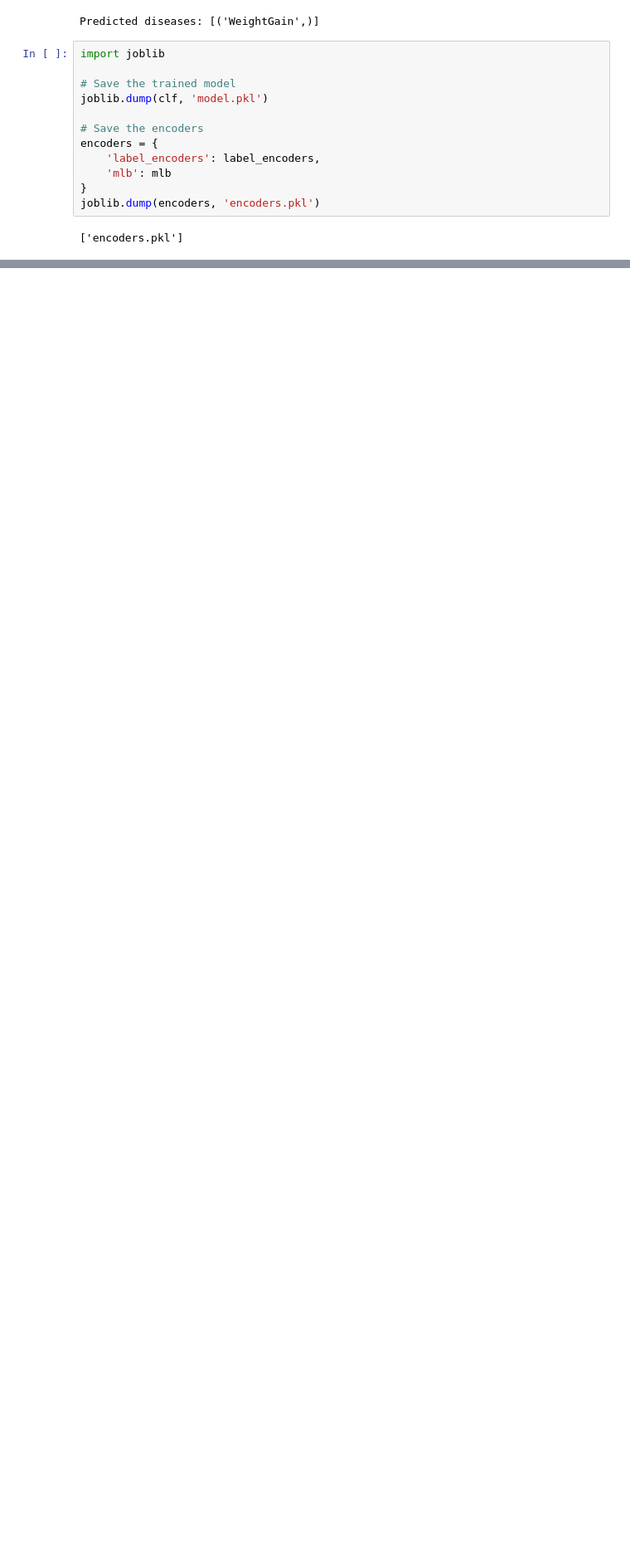
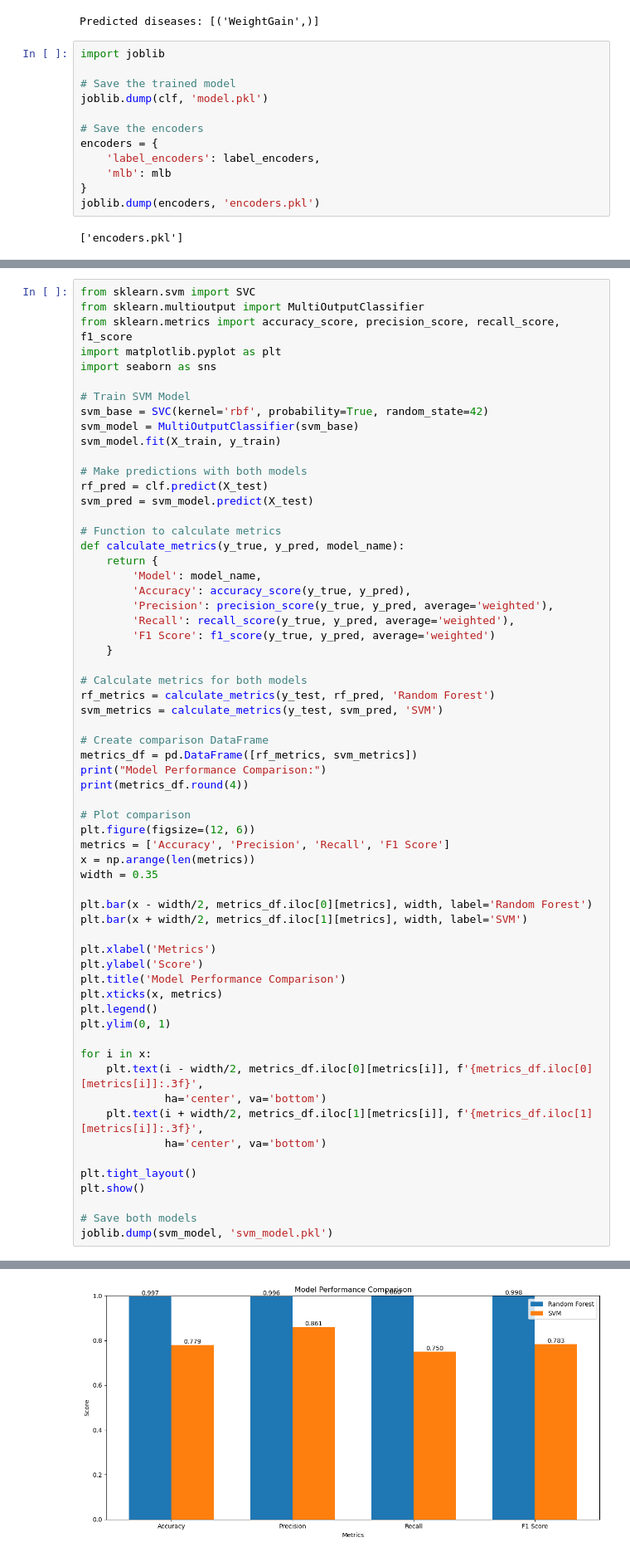
Before and after one commit to faizanarshad/DiseasePrediction, a Jupyter notebook: health_care_disease.ipynb, the cells around one changed output, grey strips where cells are left out. Shown at 83% size. Cells and saved outputs as stored; diff of their text form; blank space fills up the shorter version.

```diff
--- a/health_care_disease.ipynb
+++ b/health_care_disease.ipynb
@@ -139,0 +308,63 @@ joblib.dump(encoders, 'encoders.pkl')
+# %%
+from sklearn.svm import SVC
+from sklearn.multioutput import MultiOutputClassifier
+from sklearn.metrics import accuracy_score, precision_score, recall_score, f1_score
+import matplotlib.pyplot as plt
+import seaborn as sns
+
+# Train SVM Model
+svm_base = SVC(kernel='rbf', probability=True, random_state=42)
+svm_model = MultiOutputClassifier(svm_base)
+svm_model.fit(X_train, y_train)
+
+# Make predictions with both models
+rf_pred = clf.predict(X_test)
+svm_pred = svm_model.predict(X_test)
+
+# Function to calculate metrics
+def calculate_metrics(y_true, y_pred, model_name):
+    return {
+        'Model': model_name,
+        'Accuracy': accuracy_score(y_true, y_pred),
+        'Precision': precision_score(y_true, y_pred, average='weighted'),
+        'Recall': recall_score(y_true, y_pred, average='weighted'),
+        'F1 Score': f1_score(y_true, y_pred, average='weighted')
+    }
+
+# Calculate metrics for both models
+rf_metrics = calculate_metrics(y_test, rf_pred, 'Random Forest')
+svm_metrics = calculate_metrics(y_test, svm_pred, 'SVM')
+
+# Create comparison DataFrame
+metrics_df = pd.DataFrame([rf_metrics, svm_metrics])
+print("Model Performance Comparison:")
+print(metrics_df.round(4))
+
+# Plot comparison
+plt.figure(figsize=(12, 6))
+metrics = ['Accuracy', 'Precision', 'Recall', 'F1 Score']
+x = np.arange(len(metrics))
+width = 0.35
+
+plt.bar(x - width/2, metrics_df.iloc[0][metrics], width, label='Random Forest')
+plt.bar(x + width/2, metrics_df.iloc[1][metrics], width, label='SVM')
+
+plt.xlabel('Metrics')
+plt.ylabel('Score')
+plt.title('Model Performance Comparison')
+plt.xticks(x, metrics)
+plt.legend()
+plt.ylim(0, 1)
+
+for i in x:
+    plt.text(i - width/2, metrics_df.iloc[0][metrics[i]], f'{metrics_df.iloc[0][metrics[i]]:.3f}',
+             ha='center', va='bottom')
+    plt.text(i + width/2, metrics_df.iloc[1][metrics[i]], f'{metrics_df.iloc[1][metrics[i]]:.3f}',
+             ha='center', va='bottom')
+
+plt.tight_layout()
+plt.show()
+
+# Save both models
+joblib.dump(svm_model, 'svm_model.pkl')
+# %% [output]
@@ -139,0 +375 @@ joblib.dump(encoders, 'encoders.pkl')
+[figure, added]
```
Also changed, not shown: parts of 9 cells of this notebook, 10 other files.
